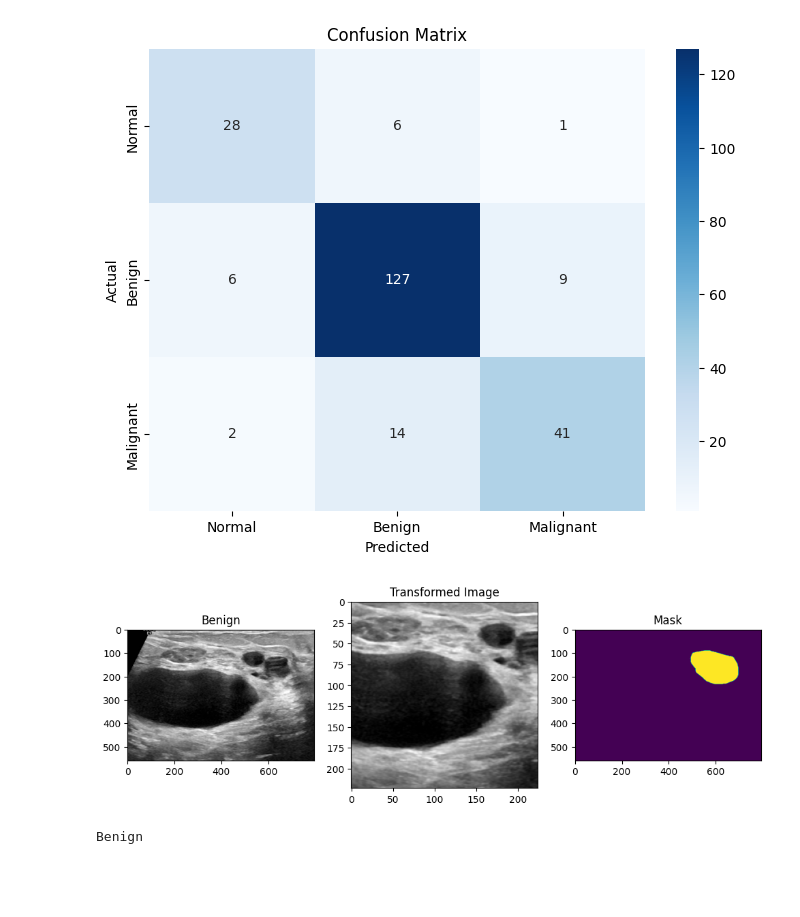
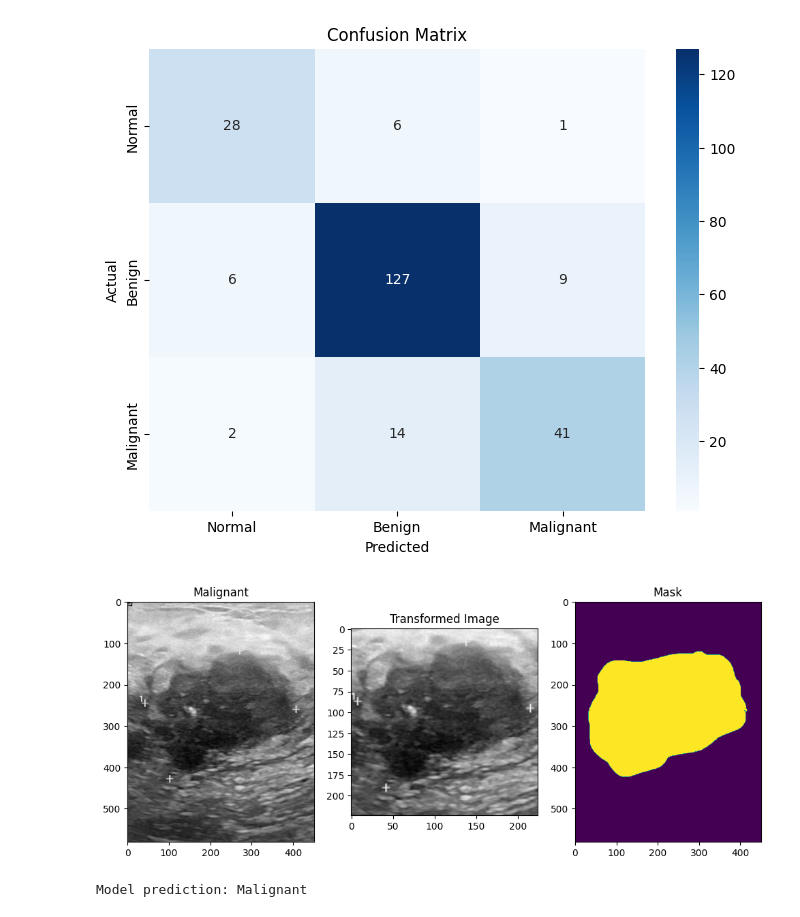
Before and after one commit to Amirhossein-Nayebi/ltu-M7016H-project, a Jupyter notebook: main.ipynb, the cells around one changed output. Saved outputs shown, nothing was run; the diff lists cells and outputs as text; code cells hidden in the pictures; blank space fills up the shorter version.

```diff
--- a/main.ipynb
+++ b/main.ipynb
@@ -395,18 +395,18 @@ plt.show()
 # %% [output]
 [figure]
 # %%
-data_index = 15
+data_index = 17
 trans = dataset.transform
 dataset.transform = None
 org_img, lbl, mask = test_dataset[data_index]
 dataset.transform = trans
 trans_img, _ = test_dataset[data_index]
 
 plot_image(org_img, trans_img, lbl, mask)
 output = res_net(trans_img.view(1, *trans_img.shape).to(device))
 _, predicted = output.max(1)
 class_name = label_names[predicted]
-print(class_name)
+print("Model prediction:", class_name)
 # %% [output]
-[figure, old version]
+[figure, new version]
-Benign
+Model prediction: Malignant
```
